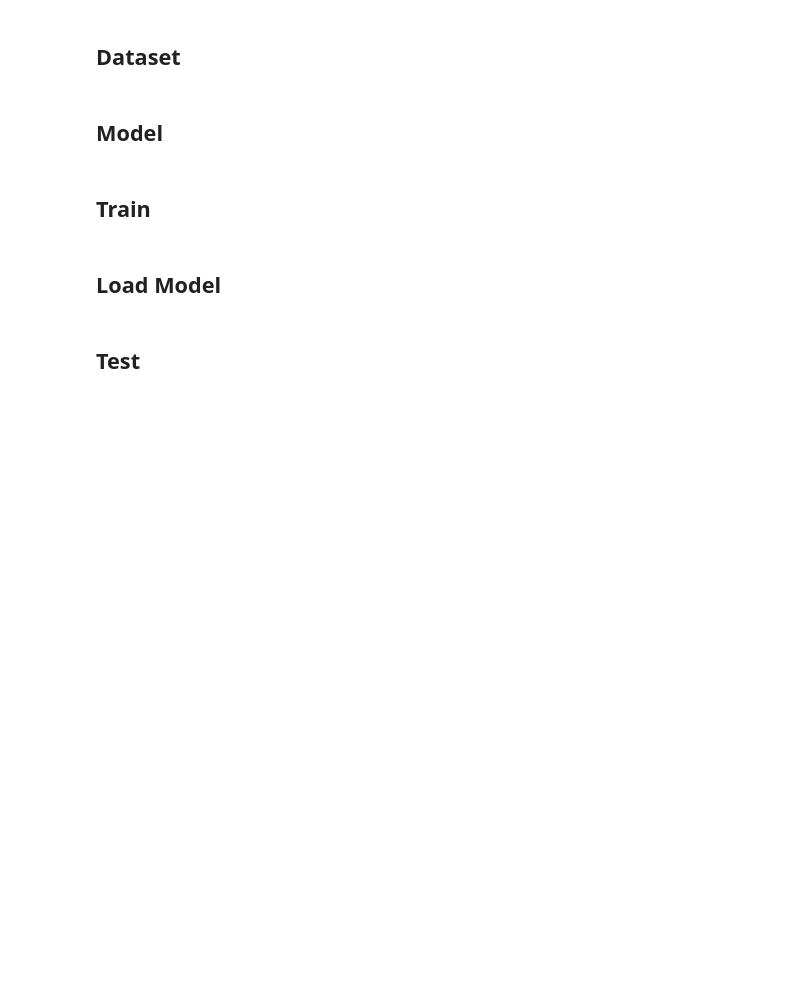
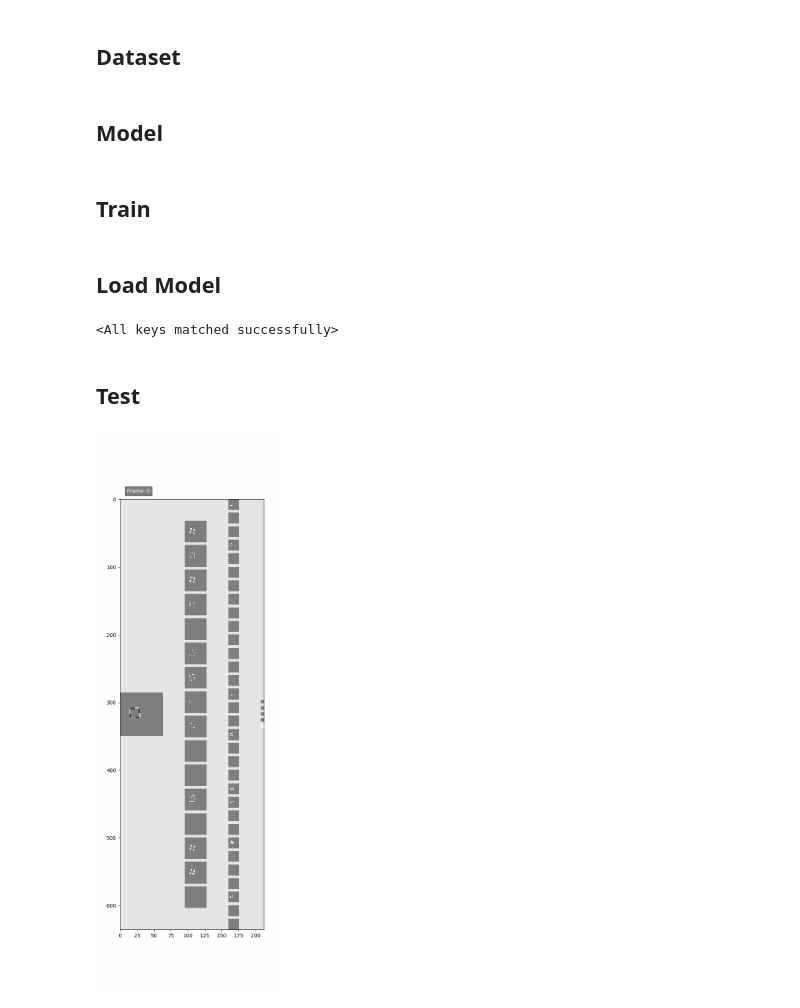
Before and after one commit to Timdnb/csnn-motion-classification, a Jupyter notebook: snn_convnet.ipynb, the cells around one changed output. Cells and saved outputs as stored; diff of their text form; code cells hidden in the pictures; blank space fills up the shorter version.

Commit message:
Add figure to investigate spiking

```diff
--- a/snn_convnet.ipynb
+++ b/snn_convnet.ipynb
@@ -63,8 +64,6 @@ test_dataloader = DataLoader(test_dataset, batch_size=32, shuffle=False)
 # %% [markdown]
 ## Model
 # %%
-import snntorch as snn
-
 class ConvNet(nn.Module):
     def __init__(self):
         super().__init__()
@@ -85,6 +84,12 @@ class ConvNet(nn.Module):
         mem2 = self.lif2.init_leaky()
         mem3 = self.lif3.init_leaky()
 
+        spk1_rec = []
+        mem1_rec = []
+
+        spk2_rec = []
+        mem2_rec = []
+
         spk3_rec = []
         mem3_rec = []
 
@@ -99,17 +104,23 @@ class ConvNet(nn.Module):
 
         for step in range(steps):
             x_step = x[:, :, step]
+            # print(x_step.shape)
             cur1 = self.conv1(x_step)
             spk1, mem1 = self.lif1(self.pool1(cur1), mem1)
+            spk1_rec.append(spk1)
+            mem1_rec.append(mem1)
+
             cur2 = self.conv2(spk1)
             spk2, mem2 = self.lif2(self.pool2(cur2), mem2)
+            spk2_rec.append(spk2)
+            mem2_rec.append(mem2)
+
             cur3 = self.fc1(spk2.flatten(1))
             spk3, mem3 = self.lif3(cur3, mem3)
-
             spk3_rec.append(spk3)
             mem3_rec.append(mem3)
 
-        return torch.stack(spk3_rec, dim=0), torch.stack(mem3_rec, dim=0)
+        return torch.stack(spk3_rec, dim=0), torch.stack(mem3_rec, dim=0), torch.stack(spk2_rec, dim=0), torch.stack(mem2_rec, dim=0), torch.stack(spk1_rec, dim=0), torch.stack(mem1_rec, dim=0)
 
 convnet = ConvNet().to(device)
 # %% [markdown]
@@ -133,14 +144,14 @@ for epoch in range(num_epochs):
         convnet.train()
         optimizer.zero_grad()
 
-        spk_rec, _ = convnet(data)
+        spk_rec, _, _, _, _, _ = convnet(data)
         loss_val = loss(spk_rec.sum(0), targets)
         loss_val.backward()
         optimizer.step()
 
         loss_hist.append(loss_val.item())
 
-        if counter % 100 == 0:
+        if counter % 10 == 0:
             print(f"Epoch: {epoch}, Counter: {counter}, Loss: {loss_val.item()}")
 
         counter += 1
@@ -149,12 +160,20 @@ for epoch in range(num_epochs):
 # %%
 # load model from .pth file
 convnet.load_state_dict(torch.load('models/model-25_6k.pth', map_location=device))
+# %% [output]
+<All keys matched successfully>
 # %% [markdown]
 ## Test
 # %%
-shape = "square"
-motion = "rotation"
-frames, label = create_sample(shape, motion, frame_size, n_frames)
-events = make_event_based(frames)
-output, _ = convnet(torch.from_numpy(events).type(torch.float32))
-print(output.sum(0))
+# shape = "square"
+# motion = "rotation"
+# frames, label = create_sample(shape, motion, frame_size, n_frames)
+# events = make_event_based(frames)
+spk3, mem3, spk2, mem2, spk1, mem1 = convnet(torch.from_numpy(events).type(torch.float32))
+spks = [spk1.detach().numpy().squeeze(1), spk2.detach().numpy().squeeze(1), spk3.detach().numpy().squeeze(1)]
+# %%
+# Example usage
+filename = 'spiking_overview'
+spiking_overview(spks, events, frame_size, filename)
+# %% [output]
+[figure, added]
```
Also changed, not shown: parts of 3 cells of this notebook, 1 other file.
